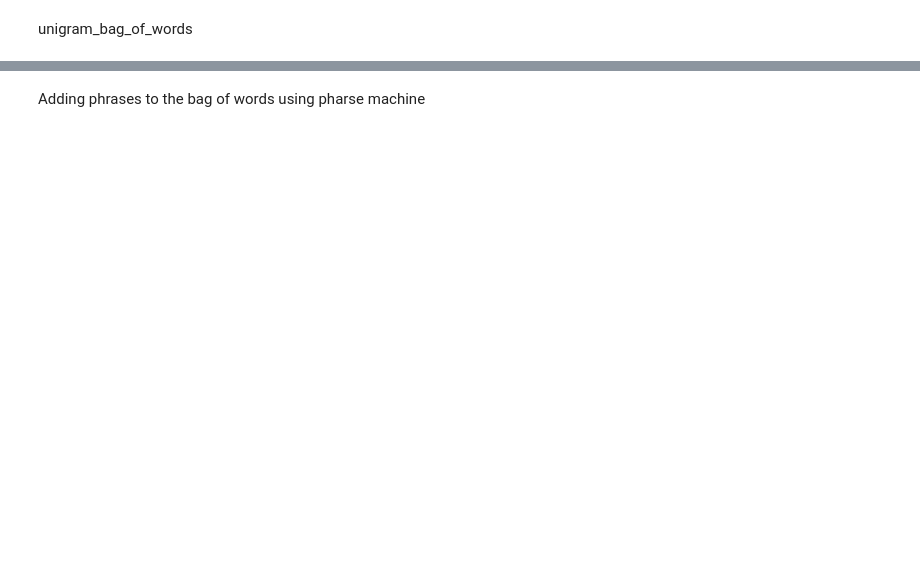
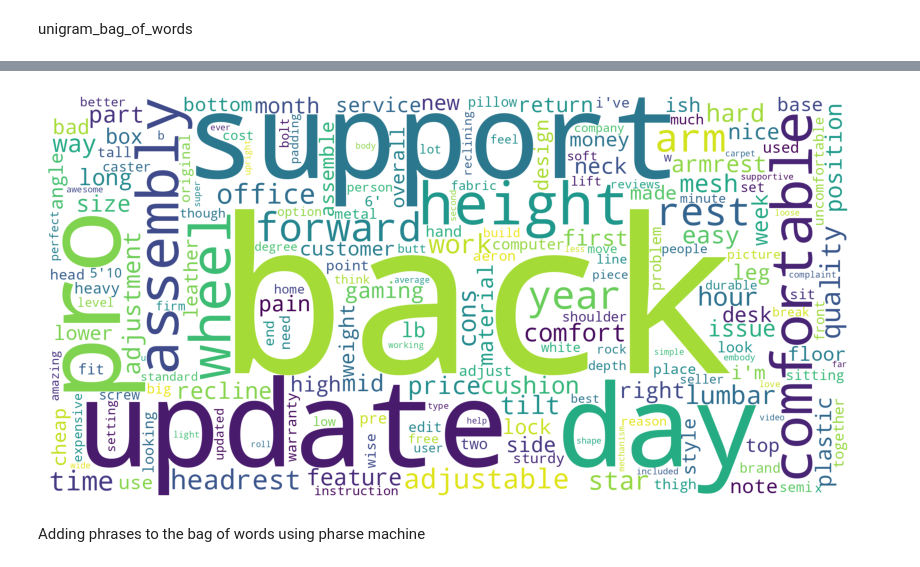
Before and after one commit to yufei-ilariahuang/Ergonomics-Chair-project, a Jupyter notebook: pharsemachine_try.ipynb, the cells around one changed output, grey strips where cells are left out. Drawn from its saved outputs; the diff is of its cells as text; code cells hidden in the pictures; blank space fills up the shorter version.

```diff
--- a/pharsemachine_try.ipynb
+++ b/pharsemachine_try.ipynb
@@ -37,3 +38,21 @@ print(null_reviews)
 df = df.dropna(subset=['Review'])
 # %% [markdown]
 unigram_bag_of_words
+# %%
+import nltk
+from nltk.corpus import stopwords
+
+nltk.download('stopwords')
+stop_words = stopwords.words('english')
+# List of custom stop words
+custom_stop_words = [
+    'chair', 'ergonomics', 'ergonomic', 'product', 'furniture', 'item', 'https',  'buy', 'purchase', 'order', "for", "account",
+    "not","on","FOR", "ACCOUNT","is","This","For","The","the","hi","It","it","and", "And","this","to","It is",'said',
+    'say',"one", "like","well", "seat","good","review", "steelcase","Steelcase","out","while","consider","without","enough","would","may",
+    "especially","i","get","extremely","unless","please","rather","thing","herman","miller","probably","my","gives","told","order","-","they","bit",
+    "if", "go", "going","them", "although","chairs","non","amazon","con","great","short","large"
+]
+
+stop_words.extend(custom_stop_words)
+
+print(stop_words)
@@ -40,6 +63,7 @@ unigram_bag_of_words
 # %%
 #built-in dict class in Python,it provides a default value for a key that does not exist.
 from collections import defaultdict
+from tqdm.notebook import tqdm
 # Creating a bag of words
 unigram_bag_of_words = defaultdict(int)
 text_list = df['Review'].tolist()
@@ -48,6 +72,7 @@ text_list = df['Review'].tolist()
 for document in df['Review']:
     # Replace periods and split into words
     for word in document.replace(".", "").split():
+      if word not in stop_words:
         unigram_bag_of_words[word.lower()] += 1  # Convert to lower case for consistency
 
 # Display the bag of words
@@ -57,3 +101,21 @@ print(dict(unigram_bag_of_words))
+# %%
+import matplotlib.pyplot as plt
+
+# Concatenate all text entries into a single string
+text = ' '.join(unigram_bag_of_words.keys())
+
+
+# Now generate the word cloud
+wordcloud = WordCloud(width=2000, height=1000, stopwords=stop_words, background_color='white').generate(text)
+
+# Plot the WordCloud image
+plt.figure(figsize=(8, 8), facecolor=None)
+plt.imshow(wordcloud)
+plt.axis("off")
+plt.tight_layout(pad=0)
+plt.show()
+# %% [output]
+[figure, added]
 # %% [markdown]
 Adding phrases to the bag of words using pharse machine
 # %%
```
Also changed, not shown: parts of 28 cells of this notebook.
